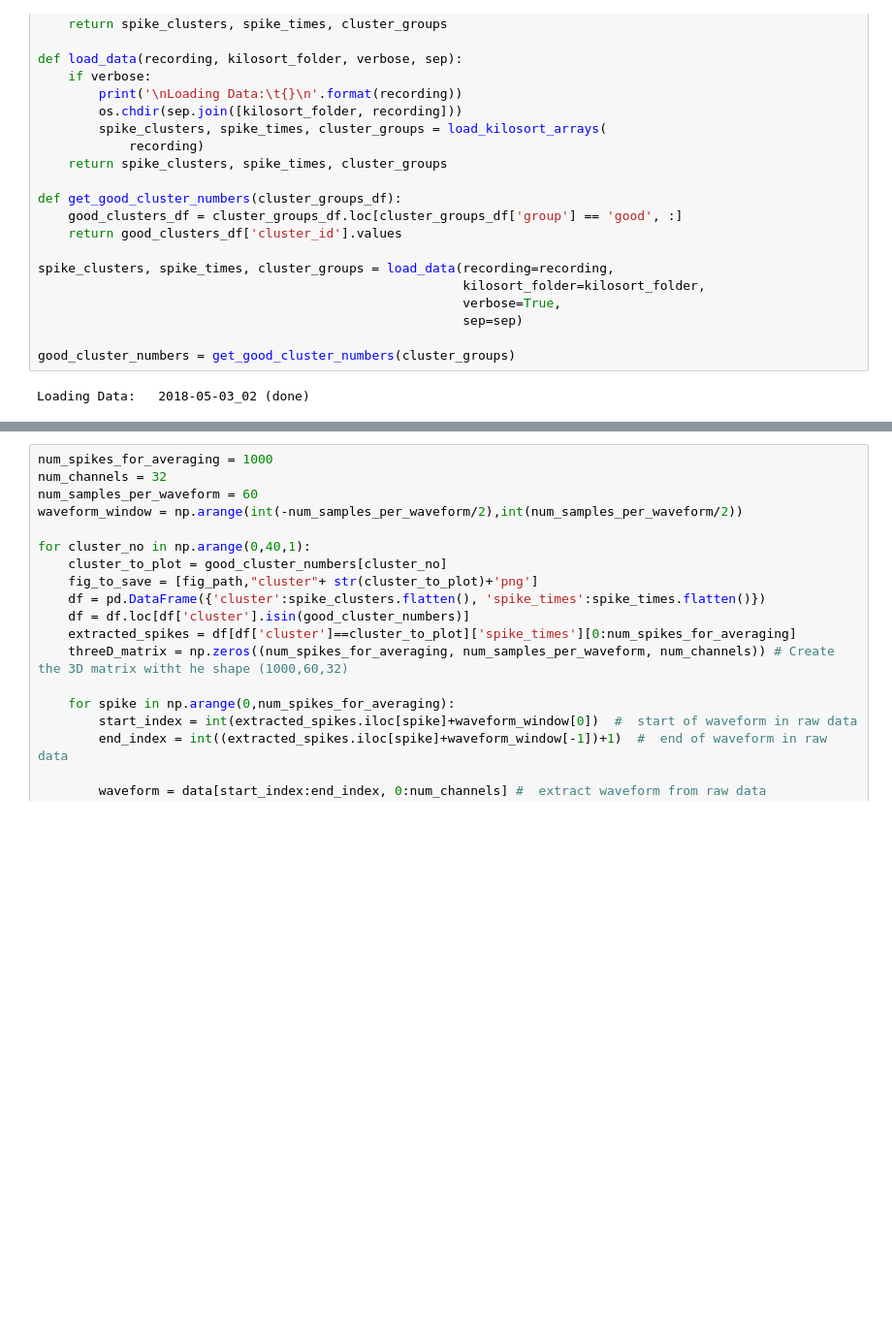
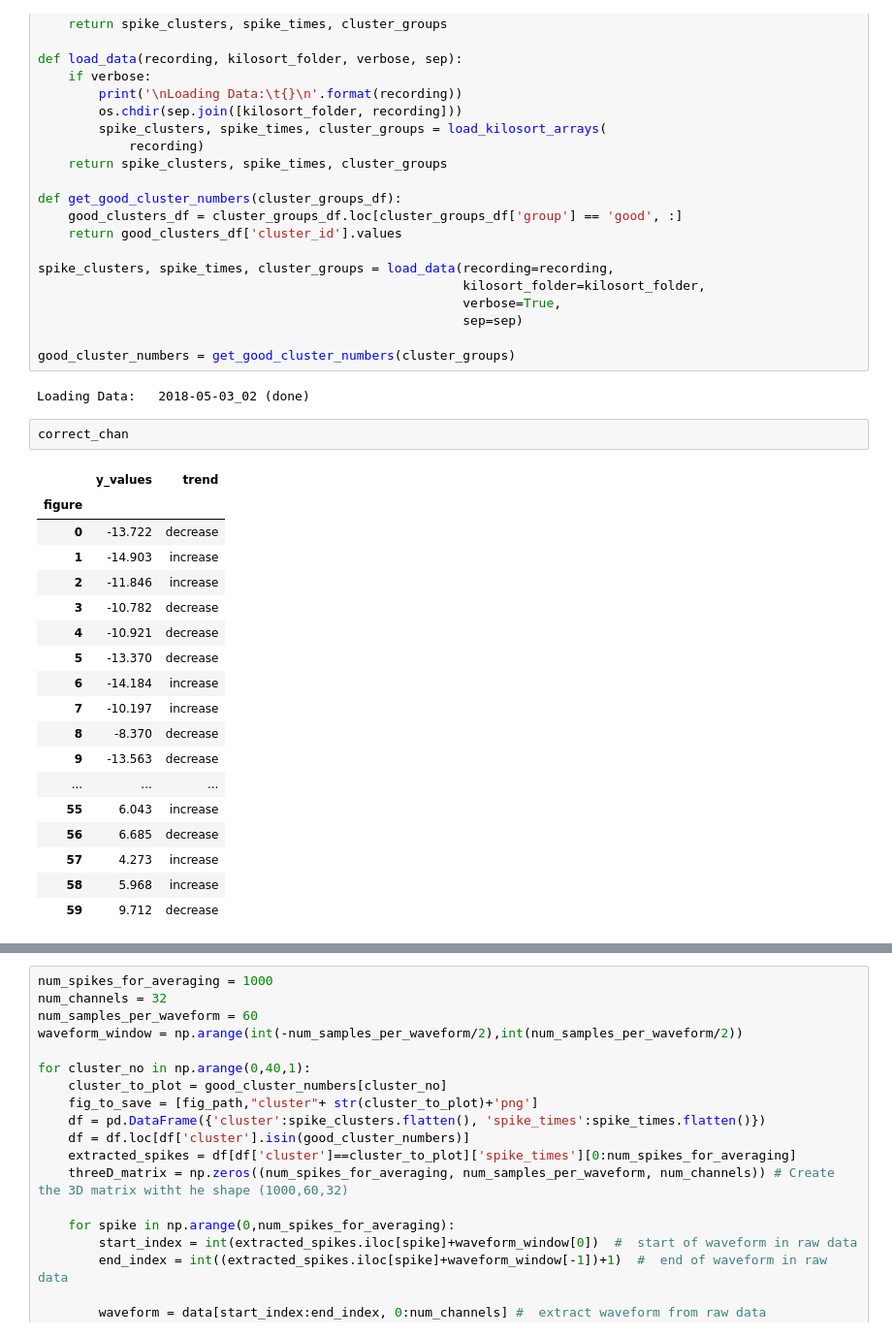
Before and after one commit to Ruairi-osul/ephys, a Jupyter notebook: mua_preprocess/notebooks/Untitled.ipynb, the cells around one changed output, grey strips where cells are left out. Shown at 97% size. Cells and saved outputs as stored; diff of their text form; blank space fills up the shorter version.

```diff
--- a/mua_preprocess/notebooks/Untitled.ipynb
+++ b/mua_preprocess/notebooks/Untitled.ipynb
@@ -46,4 +46,25 @@ spike_clusters, spike_times, cluster_groups = load_data(recording=recording,
 good_cluster_numbers = get_good_cluster_numbers(cluster_groups)
 # %% [output]
 Loading Data:   2018-05-03_02 (done)
+# %%
+correct_chan
+# %% [output]
+|  | y_values | trend |
+| figure |  |  |
+| 0 | -13.722 | decrease |
+| 1 | -14.903 | increase |
+| 2 | -11.846 | increase |
+| 3 | -10.782 | decrease |
+| 4 | -10.921 | decrease |
+| 5 | -13.370 | decrease |
+| 6 | -14.184 | increase |
+| 7 | -10.197 | increase |
+| 8 | -8.370 | decrease |
+| 9 | -13.563 | decrease |
+| ... | ... | ... |
+| 55 | 6.043 | increase |
+| 56 | 6.685 | decrease |
+| 57 | 4.273 | increase |
+| 58 | 5.968 | increase |
+| 59 | 9.712 | decrease |
 # %%
```
Also changed, not shown: parts of 5 cells of this notebook, 2 other files.
